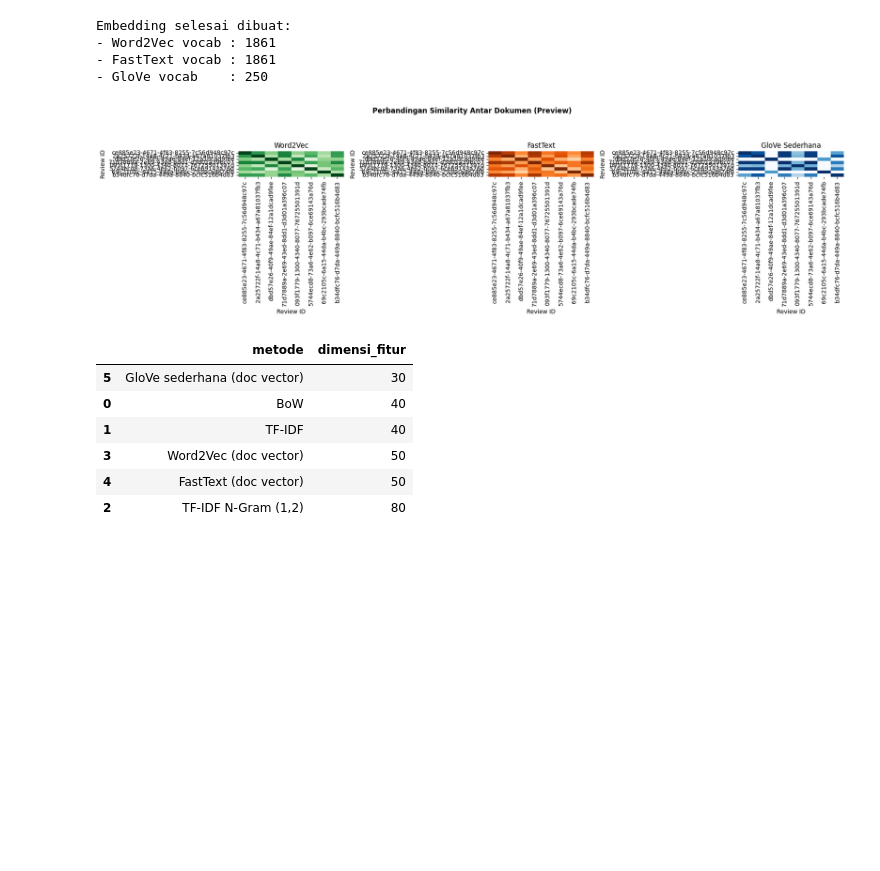
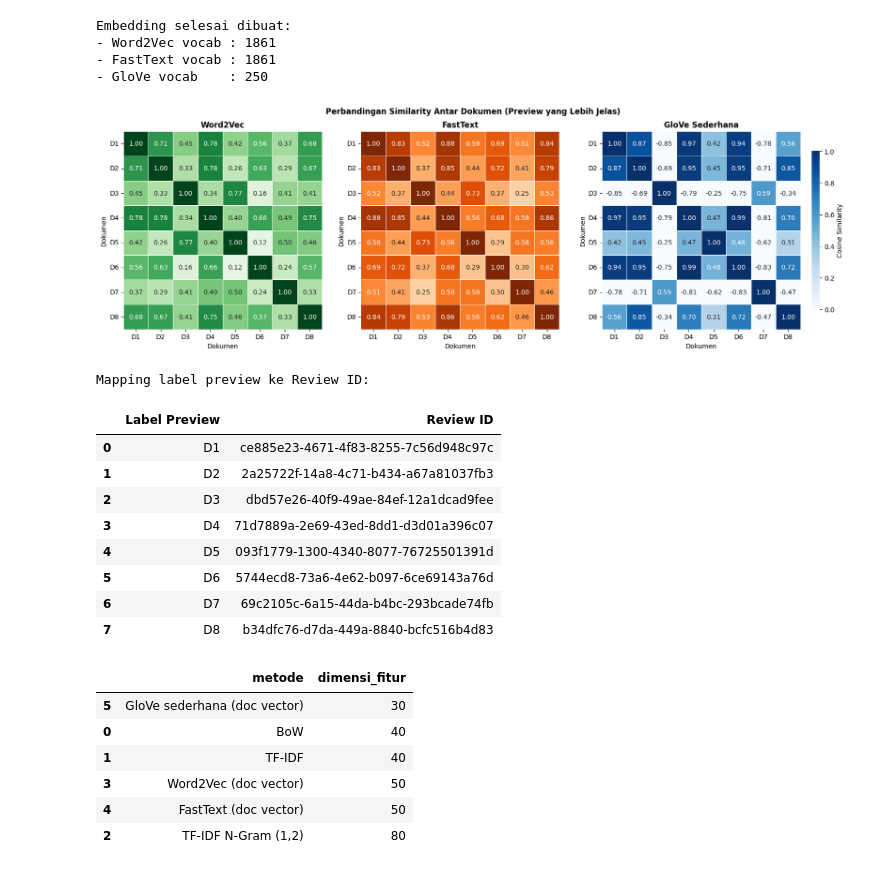
Before and after one commit to titan2903/text_mining_semeter_4, a Jupyter notebook: tugas_pertemuan_2/main.ipynb, the cells around one changed output. Cells and saved outputs as stored; diff of their text form; code cells hidden in the pictures; blank space fills up the shorter version.

Commit message:
fix visualisasi perbandingan similarity antar document

```diff
--- a/tugas_pertemuan_2/main.ipynb
+++ b/tugas_pertemuan_2/main.ipynb
@@ -731,45 +731,78 @@ def doc_vector_glove(tokens):
 
 doc_tokens = [text.split() for text in fe_df['fe_text']]
 
 doc_vec_w2v = np.vstack([
     doc_vector_from_wv(tokens, w2v_model.wv, w2v_model.vector_size) for tokens in doc_tokens
 ])
 
 doc_vec_fasttext = np.vstack([
     doc_vector_from_wv(tokens, fasttext_model.wv, fasttext_model.vector_size) for tokens in doc_tokens
 ])
 
 doc_vec_glove = np.vstack([doc_vector_glove(tokens) for tokens in doc_tokens])
 
 sim_w2v = cosine_similarity(doc_vec_w2v)
 sim_fasttext = cosine_similarity(doc_vec_fasttext)
 sim_glove = cosine_similarity(doc_vec_glove)
 
 preview_n = min(8, len(fe_df))
 index_preview = fe_df['reviewId'].astype(str).iloc[:preview_n]
+preview_labels = [f"D{i+1}" for i in range(preview_n)]
 
-sim_w2v_df = pd.DataFrame(sim_w2v[:preview_n, :preview_n], index=index_preview, columns=index_preview)
-sim_fasttext_df = pd.DataFrame(sim_fasttext[:preview_n, :preview_n], index=index_preview, columns=index_preview)
-sim_glove_df = pd.DataFrame(sim_glove[:preview_n, :preview_n], index=index_preview, columns=index_preview)
+sim_w2v_df = pd.DataFrame(sim_w2v[:preview_n, :preview_n], index=preview_labels, columns=preview_labels)
+sim_fasttext_df = pd.DataFrame(sim_fasttext[:preview_n, :preview_n], index=preview_labels, columns=preview_labels)
+sim_glove_df = pd.DataFrame(sim_glove[:preview_n, :preview_n], index=preview_labels, columns=preview_labels)
 
-fig, axes = plt.subplots(1, 3, figsize=(18, 5))
+fig, axes = plt.subplots(1, 3, figsize=(16, 5), constrained_layout=True)
 plots = [
     ('Word2Vec', sim_w2v_df, 'Greens'),
     ('FastText', sim_fasttext_df, 'Oranges'),
     ('GloVe Sederhana', sim_glove_df, 'Blues')
 ]
 
-for ax, (title, sim_df, cmap) in zip(axes, plots):
-    sns.heatmap(sim_df, cmap=cmap, vmin=0, vmax=1, cbar=False, ax=ax)
-    ax.set_title(title)
-    ax.set_xlabel('Review ID')
-    ax.set_ylabel('Review ID')
+for idx, (ax, (title, sim_df, cmap)) in enumerate(zip(axes, plots)):
+    sns.heatmap(
+        sim_df,
+        cmap=cmap,
+        vmin=0,
+        vmax=1,
+        annot=True,
+        fmt='.2f',
+        square=True,
+        linewidths=0.5,
+        linecolor='white',
+        cbar=(idx == 2),
+        cbar_kws={'shrink': 0.8, 'label': 'Cosine Similarity'},
+        ax=ax
+    )
+    ax.set_title(title, fontweight='bold')
+    ax.set_xlabel('Dokumen')
+    ax.set_ylabel('Dokumen')
+    ax.tick_params(axis='x', rotation=0)
+    ax.tick_params(axis='y', rotation=0)
 
-plt.suptitle('Perbandingan Similarity Antar Dokumen (Preview)', fontsize=12, fontweight='bold', y=1.02)
-plt.tight_layout(rect=[0, 0, 1, 0.95])
+plt.suptitle('Perbandingan Similarity Antar Dokumen (Preview yang Lebih Jelas)', fontsize=12, fontweight='bold', y=1.05)
 plt.show()
+
+preview_mapping_df = pd.DataFrame({
+    'Label Preview': preview_labels,
+    'Review ID': index_preview.values
+})
+
+print('Mapping label preview ke Review ID:')
+display(preview_mapping_df)
 # %% [output]
-[figure, old version]
+[figure, new version]
+Mapping label preview ke Review ID:
+|  | Label Preview | Review ID |
+| 0 | D1 | ce885e23-4671-4f83-8255-7c56d948c97c |
+| 1 | D2 | 2a25722f-14a8-4c71-b434-a67a81037fb3 |
+| 2 | D3 | dbd57e26-40f9-49ae-84ef-12a1dcad9fee |
+| 3 | D4 | 71d7889a-2e69-43ed-8dd1-d3d01a396c07 |
+| 4 | D5 | 093f1779-1300-4340-8077-76725501391d |
+| 5 | D6 | 5744ecd8-73a6-4e62-b097-6ce69143a76d |
+| 6 | D7 | 69c2105c-6a15-44da-b4bc-293bcade74fb |
+| 7 | D8 | b34dfc76-d7da-449a-8840-bcfc516b4d83 |
 # %%
 # Ringkasan ukuran fitur untuk tiap pendekatan
 
```
